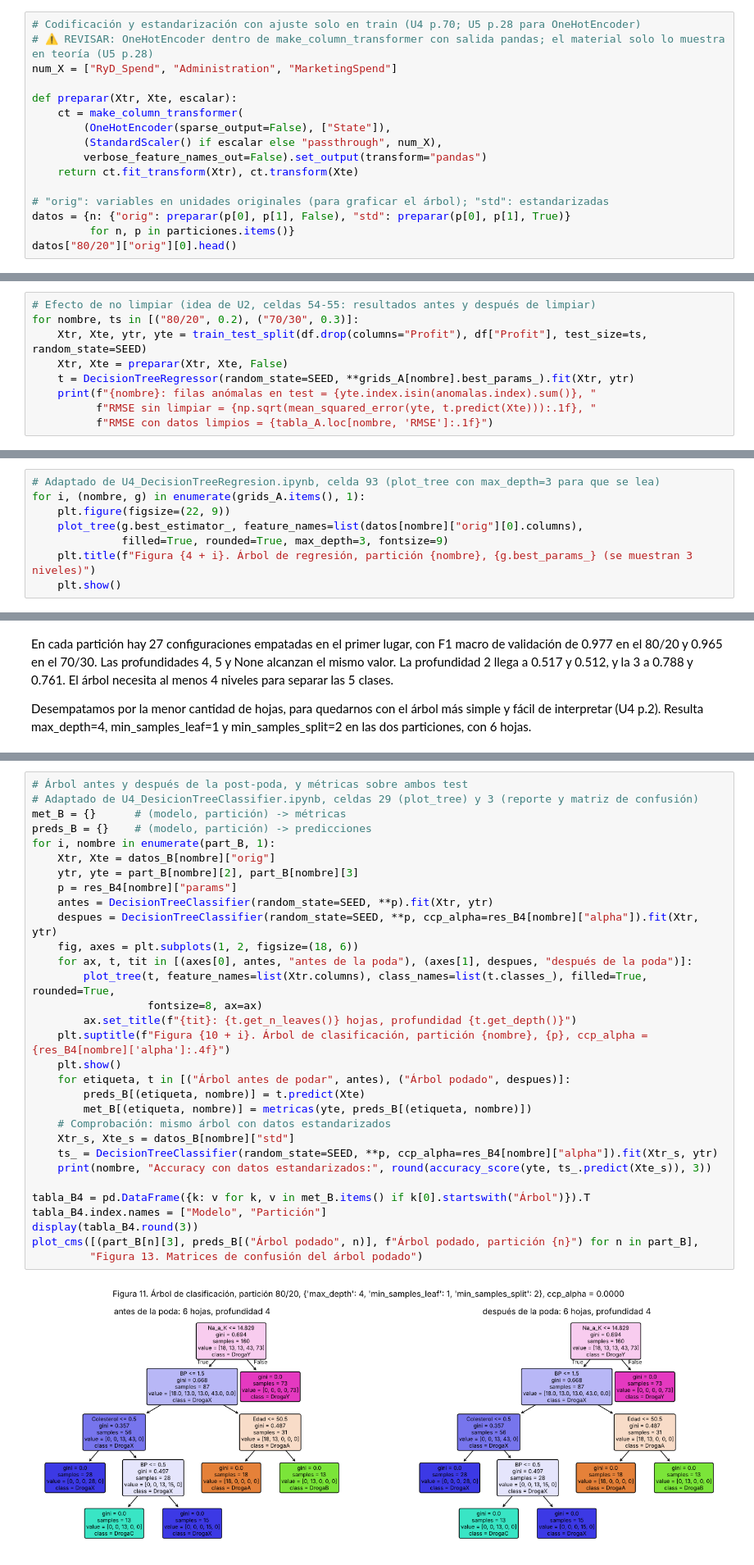
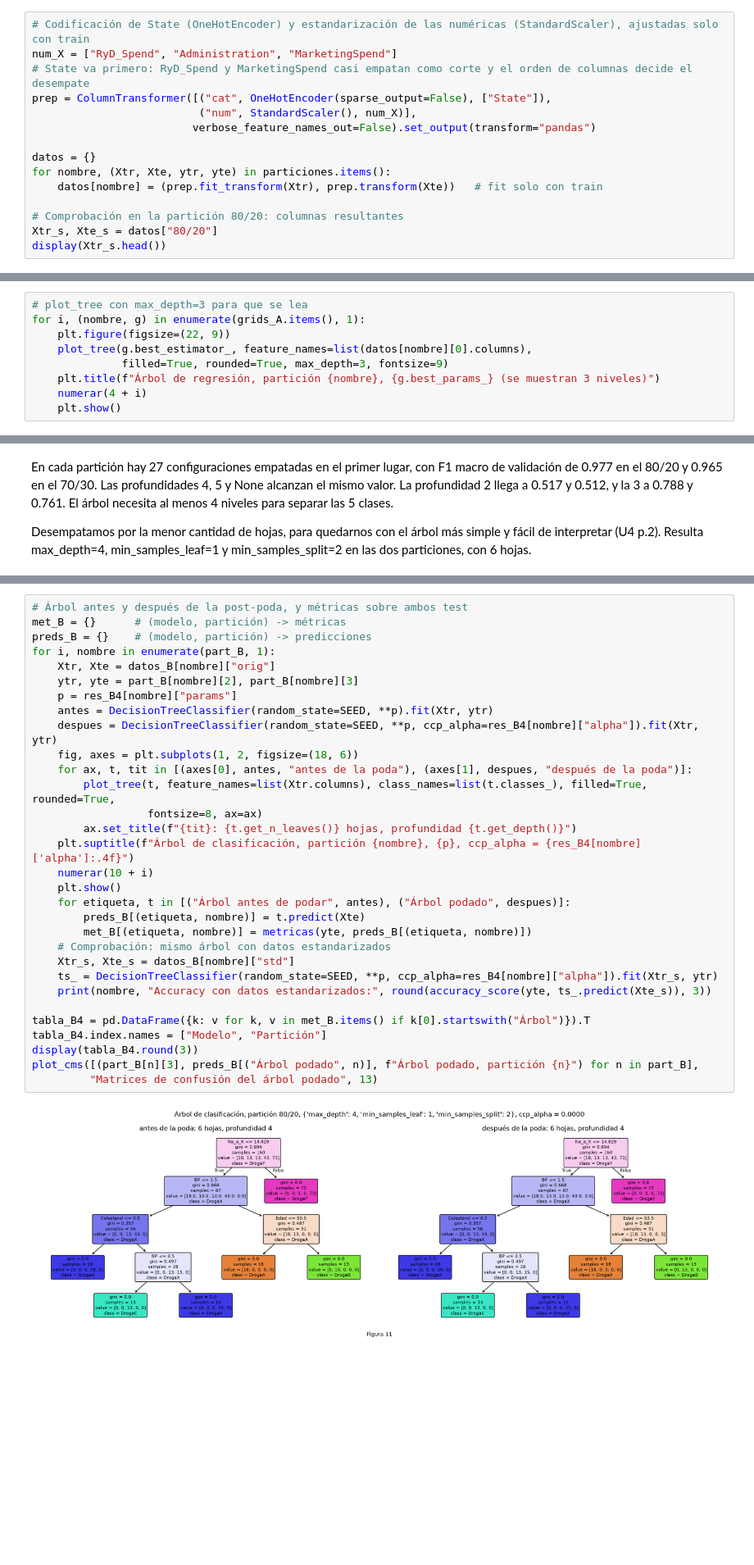
Before and after one commit to winttita/TP_MD_Frank_Winter, a Jupyter notebook: TP2/TP2_MD_Frank_Winter.ipynb, the cells around one changed output, grey strips where cells are left out. Shown at 82% size. Saved outputs shown, nothing was run; the diff lists cells and outputs as text; blank space fills up the shorter version.

```diff
--- a/TP2/TP2_MD_Frank_Winter.ipynb
+++ b/TP2/TP2_MD_Frank_Winter.ipynb
@@ -249,20 +261,19 @@ for nombre, ts in [("80/20", 0.2), ("70/30", 0.3)]:
 80/20 -> train: 796 | test: 200
 70/30 -> train: 697 | test: 299
 # %%
-# Codificación y estandarización con ajuste solo en train (U4 p.70; U5 p.28 para OneHotEncoder)
-# ⚠️ REVISAR: OneHotEncoder dentro de make_column_transformer con salida pandas; el material solo lo muestra en teoría (U5 p.28)
+# Codificación de State (OneHotEncoder) y estandarización de las numéricas (StandardScaler), ajustadas solo con train
 num_X = ["RyD_Spend", "Administration", "MarketingSpend"]
+# State va primero: RyD_Spend y MarketingSpend casi empatan como corte y el orden de columnas decide el desempate
+prep = ColumnTransformer([("cat", OneHotEncoder(sparse_output=False), ["State"]),
+                          ("num", StandardScaler(), num_X)],
+                         verbose_feature_names_out=False).set_output(transform="pandas")
 
-def preparar(Xtr, Xte, escalar):
-    ct = make_column_transformer(
-        (OneHotEncoder(sparse_output=False), ["State"]),
-        (StandardScaler() if escalar else "passthrough", num_X),
-        verbose_feature_names_out=False).set_output(transform="pandas")
-    return ct.fit_transform(Xtr), ct.transform(Xte)
+datos = {}
+for nombre, (Xtr, Xte, ytr, yte) in particiones.items():
+    datos[nombre] = (prep.fit_transform(Xtr), prep.transform(Xte))   # fit solo con train
 
-# "orig": variables en unidades originales (para graficar el árbol); "std": estandarizadas
-datos = {n: {"orig": preparar(p[0], p[1], False), "std": preparar(p[0], p[1], True)}
-         for n, p in particiones.items()}
-datos["80/20"]["orig"][0].head()
+# Comprobación en la partición 80/20: columnas resultantes
+Xtr_s, Xte_s = datos["80/20"]
+display(Xtr_s.head())
 # %% [output]
 |  | State_California | State_Florida | State_New York | RyD_Spend | Administration | MarketingSpend |
@@ -396,9 +365,0 @@ for nombre, g in grids_A.items():
-# %%
-# Efecto de no limpiar (idea de U2, celdas 54-55: resultados antes y después de limpiar)
-for nombre, ts in [("80/20", 0.2), ("70/30", 0.3)]:
-    Xtr, Xte, ytr, yte = train_test_split(df.drop(columns="Profit"), df["Profit"], test_size=ts, random_state=SEED)
-    Xtr, Xte = preparar(Xtr, Xte, False)
-    t = DecisionTreeRegressor(random_state=SEED, **grids_A[nombre].best_params_).fit(Xtr, ytr)
-    print(f"{nombre}: filas anómalas en test = {yte.index.isin(anomalas.index).sum()}, "
-          f"RMSE sin limpiar = {np.sqrt(mean_squared_error(yte, t.predict(Xte))):.1f}, "
-          f"RMSE con datos limpios = {tabla_A.loc[nombre, 'RMSE']:.1f}")
@@ -421,9 +375,10 @@ Con datos estandarizados el RMSE es idéntico (3496.1 y 2929.1), por lo que la e
 # %%
-# Adaptado de U4_DecisionTreeRegresion.ipynb, celda 93 (plot_tree con max_depth=3 para que se lea)
+# plot_tree con max_depth=3 para que se lea
 for i, (nombre, g) in enumerate(grids_A.items(), 1):
     plt.figure(figsize=(22, 9))
-    plot_tree(g.best_estimator_, feature_names=list(datos[nombre]["orig"][0].columns),
+    plot_tree(g.best_estimator_, feature_names=list(datos[nombre][0].columns),
               filled=True, rounded=True, max_depth=3, fontsize=9)
-    plt.title(f"Figura {4 + i}. Árbol de regresión, partición {nombre}, {g.best_params_} (se muestran 3 niveles)")
+    plt.title(f"Árbol de regresión, partición {nombre}, {g.best_params_} (se muestran 3 niveles)")
+    numerar(4 + i)
     plt.show()
 # %% [output]
@@ -730,35 +756,35 @@ Poda por complejidad. Para cada partición evaluamos con validación cruzada (F1
 Todo alpha mayor que 0 baja el F1 de validación. Elegimos ccp_alpha=0.0 en las dos particiones. La poda no recorta nada, porque la búsqueda de hiperparámetros ya dejó un árbol de 6 hojas, cerca del mínimo para separar 5 clases. Con 4 hojas el árbol no puede predecir las 5 clases. Por eso el árbol antes y después de la poda es el mismo (Figuras 11 y 12).
 # %%
 # Árbol antes y después de la post-poda, y métricas sobre ambos test
-# Adaptado de U4_DesicionTreeClassifier.ipynb, celdas 29 (plot_tree) y 3 (reporte y matriz de confusión)
 met_B = {}      # (modelo, partición) -> métricas
 preds_B = {}    # (modelo, partición) -> predicciones
 for i, nombre in enumerate(part_B, 1):
     Xtr, Xte = datos_B[nombre]["orig"]
     ytr, yte = part_B[nombre][2], part_B[nombre][3]
     p = res_B4[nombre]["params"]
     antes = DecisionTreeClassifier(random_state=SEED, **p).fit(Xtr, ytr)
     despues = DecisionTreeClassifier(random_state=SEED, **p, ccp_alpha=res_B4[nombre]["alpha"]).fit(Xtr, ytr)
     fig, axes = plt.subplots(1, 2, figsize=(18, 6))
     for ax, t, tit in [(axes[0], antes, "antes de la poda"), (axes[1], despues, "después de la poda")]:
         plot_tree(t, feature_names=list(Xtr.columns), class_names=list(t.classes_), filled=True, rounded=True,
                   fontsize=8, ax=ax)
         ax.set_title(f"{tit}: {t.get_n_leaves()} hojas, profundidad {t.get_depth()}")
-    plt.suptitle(f"Figura {10 + i}. Árbol de clasificación, partición {nombre}, {p}, ccp_alpha = {res_B4[nombre]['alpha']:.4f}")
+    plt.suptitle(f"Árbol de clasificación, partición {nombre}, {p}, ccp_alpha = {res_B4[nombre]['alpha']:.4f}")
+    numerar(10 + i)
     plt.show()
     for etiqueta, t in [("Árbol antes de podar", antes), ("Árbol podado", despues)]:
         preds_B[(etiqueta, nombre)] = t.predict(Xte)
         met_B[(etiqueta, nombre)] = metricas(yte, preds_B[(etiqueta, nombre)])
     # Comprobación: mismo árbol con datos estandarizados
     Xtr_s, Xte_s = datos_B[nombre]["std"]
     ts_ = DecisionTreeClassifier(random_state=SEED, **p, ccp_alpha=res_B4[nombre]["alpha"]).fit(Xtr_s, ytr)
     print(nombre, "Accuracy con datos estandarizados:", round(accuracy_score(yte, ts_.predict(Xte_s)), 3))
 
 tabla_B4 = pd.DataFrame({k: v for k, v in met_B.items() if k[0].startswith("Árbol")}).T
 tabla_B4.index.names = ["Modelo", "Partición"]
 display(tabla_B4.round(3))
 plot_cms([(part_B[n][3], preds_B[("Árbol podado", n)], f"Árbol podado, partición {n}") for n in part_B],
-         "Figura 13. Matrices de confusión del árbol podado")
+         "Matrices de confusión del árbol podado", 13)
 # %% [output]
-[figure, old version]
+[figure, new version]
 80/20 Accuracy con datos estandarizados: 1.0
```
Also changed, not shown: parts of 46 cells of this notebook.
